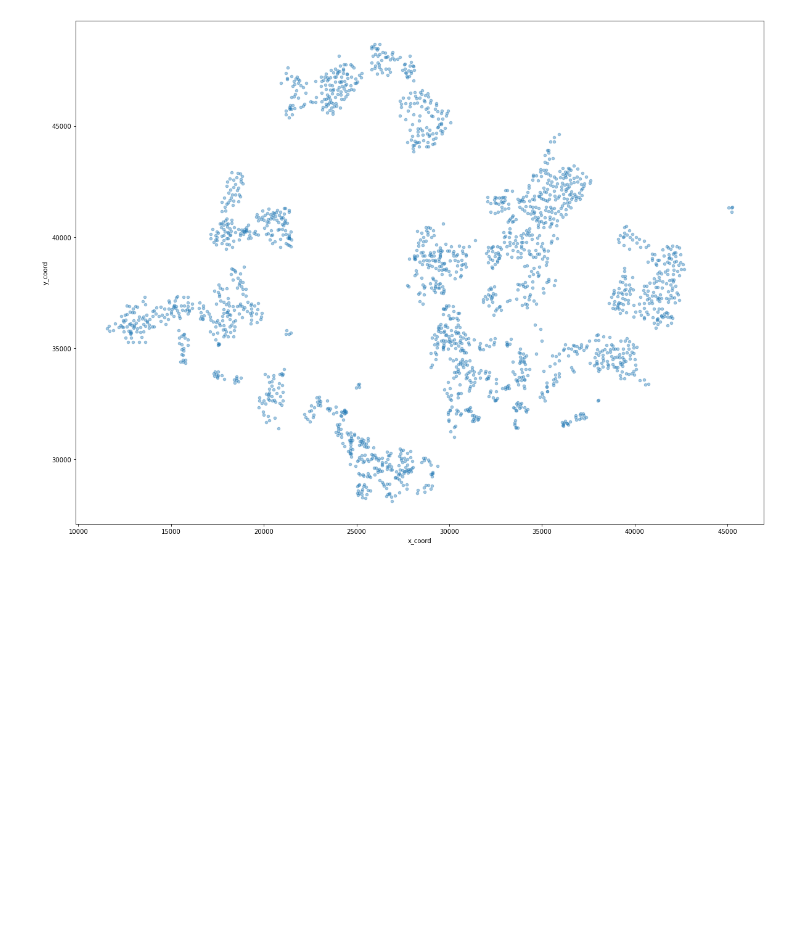
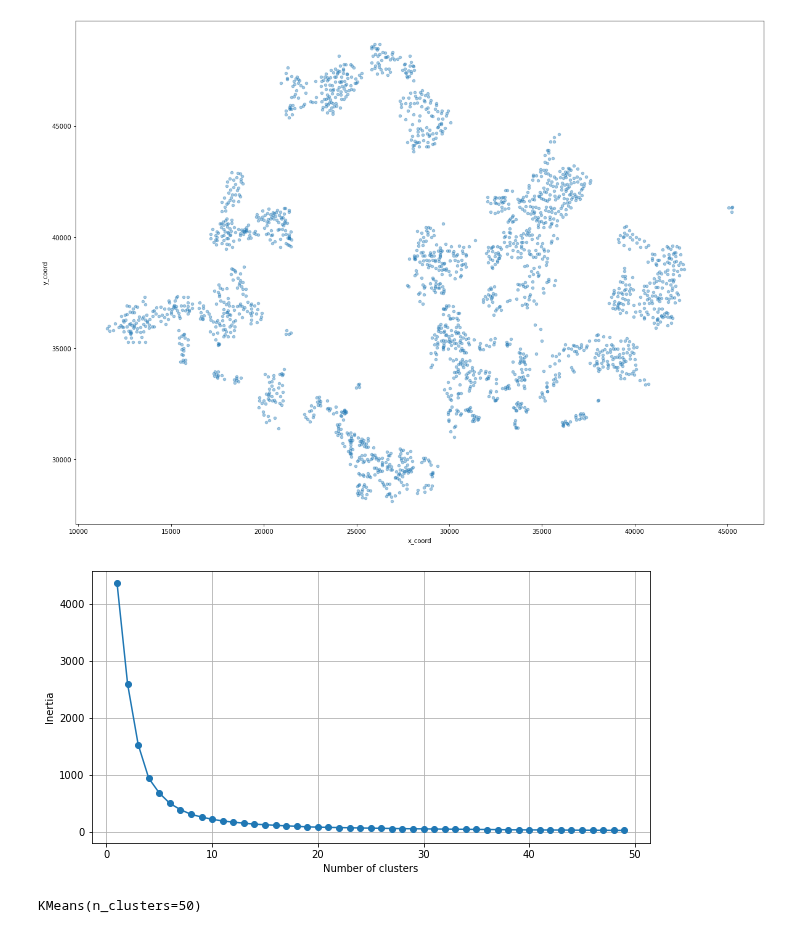
Before and after one commit to EthanWong2212/EE4211_Proj, a Jupyter notebook: part3.ipynb, the cells around one changed output. Saved outputs shown, nothing was run; the diff lists cells and outputs as text; code cells hidden in the pictures; blank space fills up the shorter version.

Commit message:
Add k means clustering

```diff
--- a/part3.ipynb
+++ b/part3.ipynb
@@ -171,3 +171,35 @@ df.plot(x="x_coord",y="y_coord",kind="scatter",alpha=0.4,figsize=(20,15))
 # %% [output]
 <AxesSubplot:xlabel='x_coord', ylabel='y_coord'>
 [figure]
+# %%
+from sklearn.preprocessing import StandardScaler
+scaler = StandardScaler()
+df[["x_coord_T","y_coord_T"]] = scaler.fit_transform(df[["x_coord","y_coord"]])
+# %%
+from sklearn.cluster import KMeans
+def optimise_k_means(data,max_k):
+    means = []
+    inertias = []
+
+    for k in range(1,max_k):
+        kmeans = KMeans(n_clusters=k)
+        kmeans.fit(data)
+
+        means.append(k)
+        inertias.append(kmeans.inertia_)
+
+    fig = plt.subplots(figsize = (10,5))
+    plt.plot(means,inertias,'o-')
+    plt.xlabel("Number of clusters")
+    plt.ylabel("Inertia")
+    plt.grid(True)
+    plt.show()
+# %%
+optimise_k_means(df[["x_coord_T","y_coord_T"]],50)
+# %% [output]
+[figure, added]
+# %%
+kmeans = KMeans(n_clusters=50)
+kmeans.fit(df[["x_coord_T","y_coord_T"]])
+# %% [output]
+KMeans(n_clusters=50)
```
Also changed, not shown: parts of 3 cells of this notebook.
